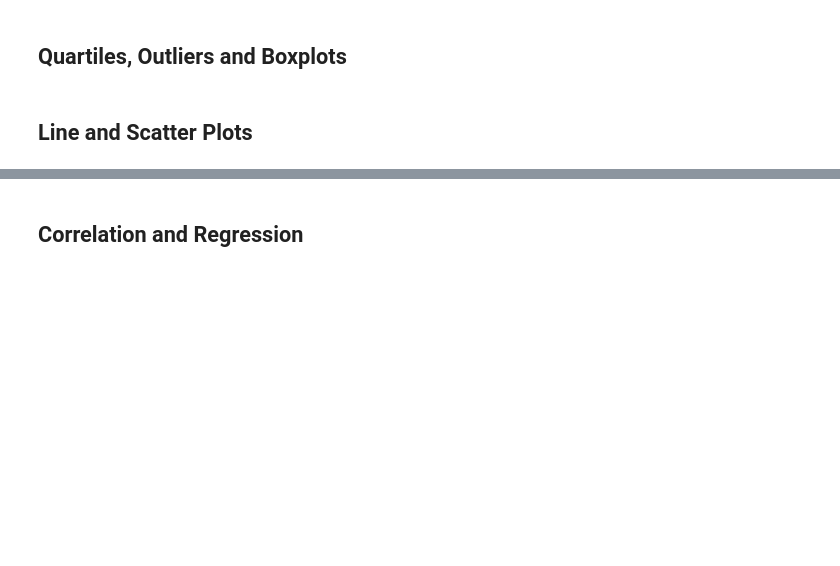
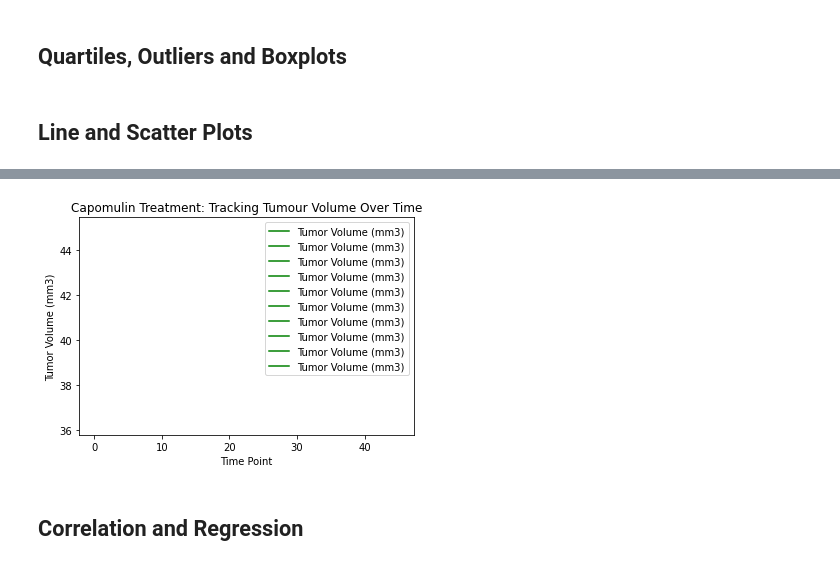
Before and after one commit to Carly-Jane/Matplotlib_Homework_Carly_Wieland, a Jupyter notebook: pymaceuticals_starter.ipynb, the cells around one changed output, grey strips where cells are left out. Drawn from its saved outputs; the diff is of its cells as text; code cells hidden in the pictures; blank space fills up the shorter version.

Commit message:
working through first line plot activity, almost complete but stuck at an error, will come back to this section

```diff
--- a/pymaceuticals_starter.ipynb
+++ b/pymaceuticals_starter.ipynb
@@ -405,0 +375,13 @@ plt.pie(sizes, labels=labels, colors=colors, autopct="%1.1f%%", shadow=True, sta
+# %%
+capomulin_treatments = study_data_complete_clean.loc[study_data_complete_clean["Drug Regimen"] == "Capomulin"]
+# capomulin_treatments
+
+# re-arrange and rename columns
+capomulin_treatments = capomulin_treatments[['Timepoint', 'Tumor Volume (mm3)']]
+
+# group dataframe by School Name
+capomulin_treatments_timepoints_grouped = capomulin_treatments.groupby(["Timepoint"], as_index=False)
+
+# in this instance, the mean will give us the same value for school size and budget as it is a constant value for each school, but it will give us the average math and reading score
+capomulin_treatments_timepoints_df = capomulin_treatments_timepoints_grouped.mean()
+capomulin_treatments_timepoints_df.round(2)
@@ -406,3 +400,20 @@ plt.pie(sizes, labels=labels, colors=colors, autopct="%1.1f%%", shadow=True, sta
+# %%
+# Create a list of the timepoints that we will use as our x axis
+timepoints = [capomulin_treatments_timepoints_df["Timepoint"].unique()]
+tumor_volume = [capomulin_treatments_timepoints_df["Tumor Volume (mm3)"].unique()]
+
+# Plot our line that will be used to track Capomulins effectiveness by measure of tumor volume over time
+plt.plot(timepoints, tumor_volume, color="green", label="Tumor Volume (mm3)")
+
+# Place a legend on the chart in what matplotlib believes to be the "best" location
+plt.legend(loc="best")
+
+plt.title("Capomulin Treatment: Tracking Tumour Volume Over Time")
+plt.xlabel("Time Point")
+# plt.xticks(np.arange(min(timepoints), max(timepoints)))
+plt.ylabel("Tumor Volume (mm3)");
+# %% [output]
+[figure, added]
 # %%
 # Generate a scatter plot of mouse weight versus average tumor volume for the Capomulin regimen
 # %%
```
Also changed, not shown: parts of 2 cells of this notebook.
